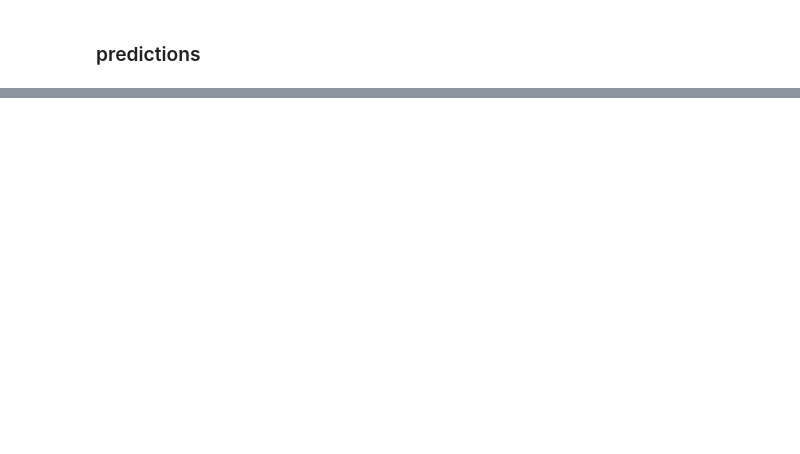
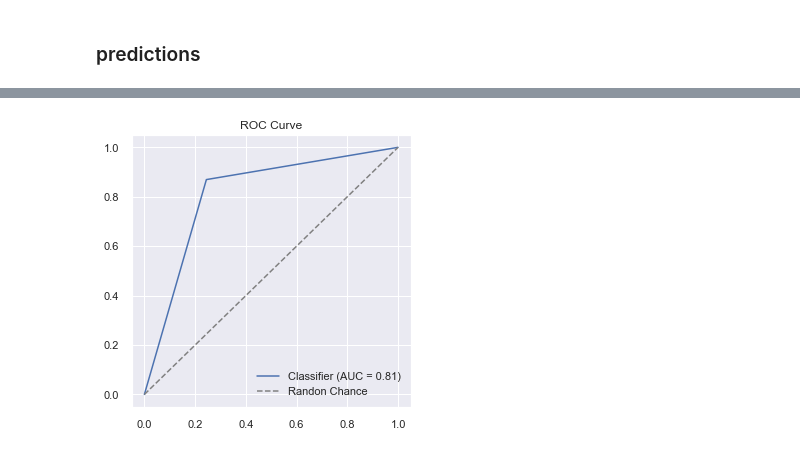
Before and after one commit to izdar/YouFraud-Refactored, a Jupyter notebook: Classifier/model_search/4 - large_data.ipynb, the cells around one changed output, grey strips where cells are left out. Saved outputs shown, nothing was run; the diff lists cells and outputs as text; code cells hidden in the pictures; blank space fills up the shorter version.

```diff
--- a/Classifier/model_search/4 - large_data.ipynb
+++ b/Classifier/model_search/4 - large_data.ipynb
@@ -118,0 +231,11 @@ with open(f'results/RF_grid_5Kfold_results.pkl', 'rb') as f:
+# %%
+fpr, tpr, _ = roc_curve(data['Manual Label'].cat.codes, preds)
+auc = roc_auc_score(data['Manual Label'].cat.codes, preds)
+
+fig, ax = plt.subplots(figsize=(5,5))
+ax.plot(fpr, tpr, label=f'Classifier (AUC = {auc:.2f})')
+ax.plot([0,1], [0,1], linestyle='dashed', color='grey', label='Randon Chance')
+ax.set_title('ROC Curve')
+ax.legend();
+# %% [output]
+[figure, added]
```
Also changed, not shown: parts of 28 cells of this notebook.
